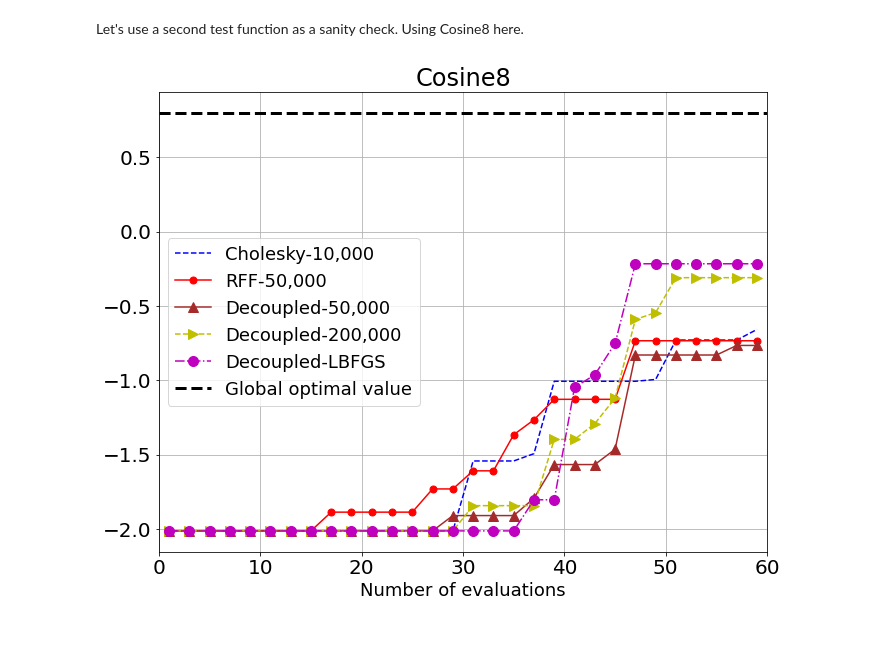
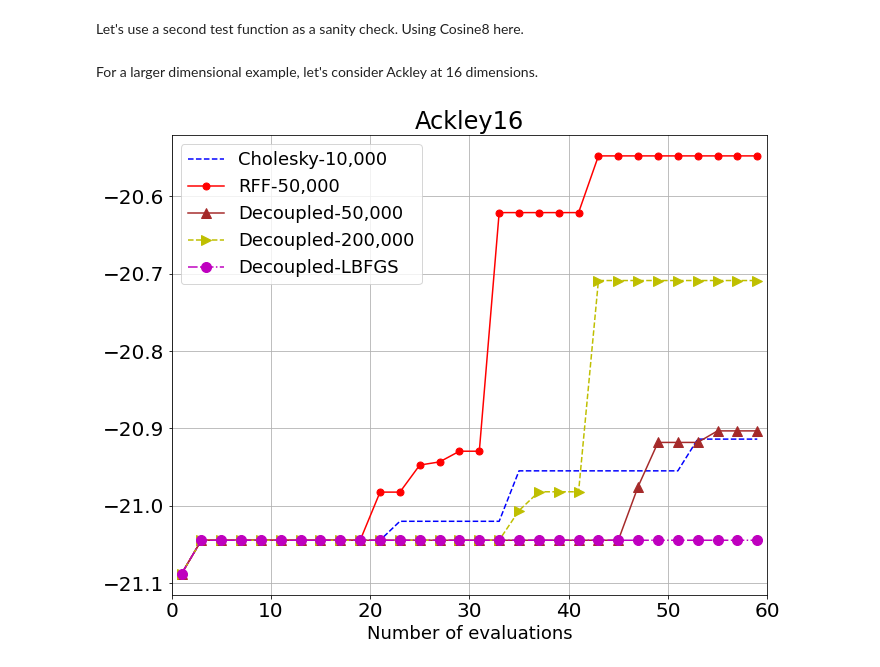
Before and after one commit to saitcakmak/gp-sampling, a Jupyter notebook: notebooks/ciq_thompson_sampling.ipynb, the cells around one changed output. Drawn from its saved outputs; the diff is of its cells as text; code cells hidden in the pictures; blank space fills up the shorter version.

Commit message:
add 16D Ackley function

```diff
--- a/notebooks/ciq_thompson_sampling.ipynb
+++ b/notebooks/ciq_thompson_sampling.ipynb
@@ -159,7 +159,9 @@ def run_optimization(
             print(f"{len(X)}) Best value: {Y.max().item():.2e}")
     return X, Y
 # %%
-def plot_results(results: List[tuple], title: str, optimum: Union[Tensor, float]) -> None:
+def plot_results(
+    results: List[tuple], title: str, optimum: Union[Tensor, float] = None
+) -> None:
     r"""
     Plots the results given by a list. See below for examples of results lists.
     """
@@ -174,7 +176,8 @@ def plot_results(results: List[tuple], title: str, optimum: Union[Tensor, float]
         t = 1 + np.arange(len(fx))
         plt.plot(t[0::2], fx[0::2], c=c, marker=m, linestyle=ls, markersize=ms)
 
-    plt.plot([0, max_evals], [optimum, optimum], "k--", lw=3)
+    if optimum is not None:
+        plt.plot([0, max_evals], [optimum, optimum], "k--", lw=3)
     plt.xlabel("Function value", fontsize=18)
     plt.xlabel("Number of evaluations", fontsize=18)
     plt.title(title, fontsize=24)
@@ -184,7 +187,7 @@ def plot_results(results: List[tuple], title: str, optimum: Union[Tensor, float]
     plt.grid(True)
     plt.tight_layout()
     plt.legend(
-        names + ["Global optimal value"],
+        names + (["Global optimal value"] if optimum is not None else []),
         # loc="lower right",
         ncol=1,
         fontsize=18,
@@ -460,5 +463,5 @@ results = [
 ]
 
 plot_results(results, "Cosine8", cos8.optimal_value)
-# %% [output]
-[figure, removed]
+# %% [markdown]
+For a larger dimensional example, let's consider Ackley at 16 dimensions.
@@ -464,0 +478,52 @@ plot_results(results, "Cosine8", cos8.optimal_value)
+# %%
+num_replications = 10
+start = time()
+try:
+    output = torch.load("tmp_out_ack.pt")
+    assert output["chol"].shape[0] == num_replications
+except FileNotFoundError:
+    output = {
+        "chol": torch.zeros(num_replications, max_evals, 1),
+        "rff": torch.zeros(num_replications, max_evals, 1),
+        # "ciq": torch.zeros(num_replications, max_evals, 1),
+        "ds_50": torch.zeros(num_replications, max_evals, 1),
+        "ds_200": torch.zeros(num_replications, max_evals, 1),
+        "ds_cont": torch.zeros(num_replications, max_evals, 1),
+        "completed": 0,
+    }
+
+for seed in range(output["completed"], num_replications):
+    print(f"Starting replication {seed}, time: {time() - start}")
+    _, output["chol"][seed] = run_optimization(
+        n_init, max_evals, batch_size, "cholesky", 10000, seed=seed, verbose=False
+    )
+    _, output["rff"][seed] = run_optimization(
+        n_init, max_evals, batch_size, "rff", 50000, seed=seed, verbose=False
+    )
+    # _, output["ciq"][seed] = run_optimization(
+    #     n_init, max_evals, batch_size, "ciq", 50000, use_keops=True, seed=seed, verbose=False
+    # )
+    _, output["ds_50"][seed] = run_optimization(
+        n_init, max_evals, batch_size, "decoupled", 50000, seed=seed, verbose=False
+    )
+    _, output["ds_200"][seed] = run_optimization(
+        n_init, max_evals, batch_size, "decoupled", 200000, seed=seed, verbose=False
+    )
+    _, output["ds_cont"][seed] = run_optimization(
+        n_init, max_evals, batch_size, "cont_ds", 64, seed=seed, verbose=False
+    )
+    output["completed"] = seed + 1
+    torch.save(output, "tmp_out_ack.pt")
+
+results = [
+    (output["chol"].mean(dim=0).cpu(), "Cholesky-10,000", "b", "", 14, "--"),
+    (output["rff"].mean(dim=0).cpu(), "RFF-50,000", "r", ".", 14, "-"),
+    # (output["ciq"].mean(dim=0).cpu(), "CIQ-50,000", "g", "s", 7, "-"),
+    (output["ds_50"].mean(dim=0).cpu(), "Decoupled-50,000", "brown", "^", 10, "-"),
+    (output["ds_200"].mean(dim=0).cpu(), "Decoupled-200,000", "y", ">", 10, "--"),
+    (output["ds_cont"].mean(dim=0).cpu(), "Decoupled-LBFGS", "m", "o",10, "-""."),
+]
+
+plot_results(results, "Ackley16", None)
+# %% [output]
+[figure, added]
```
Also changed, not shown: parts of 1 cell of this notebook.
